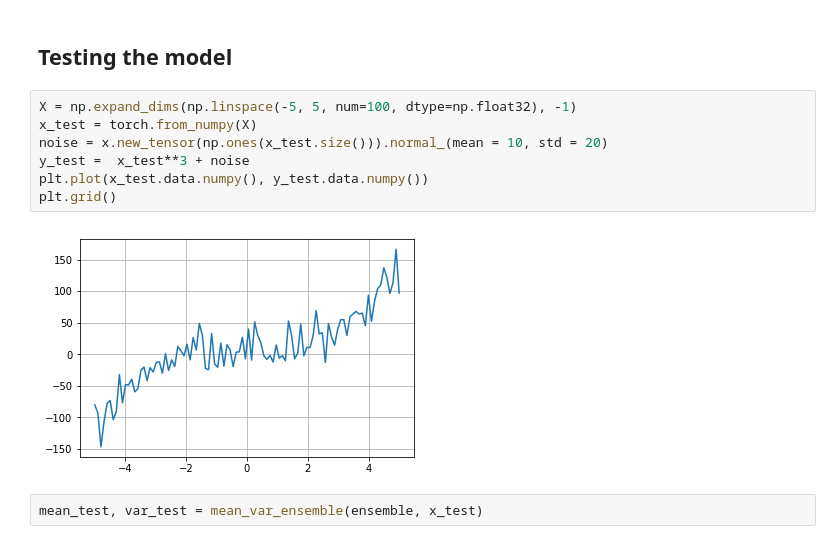
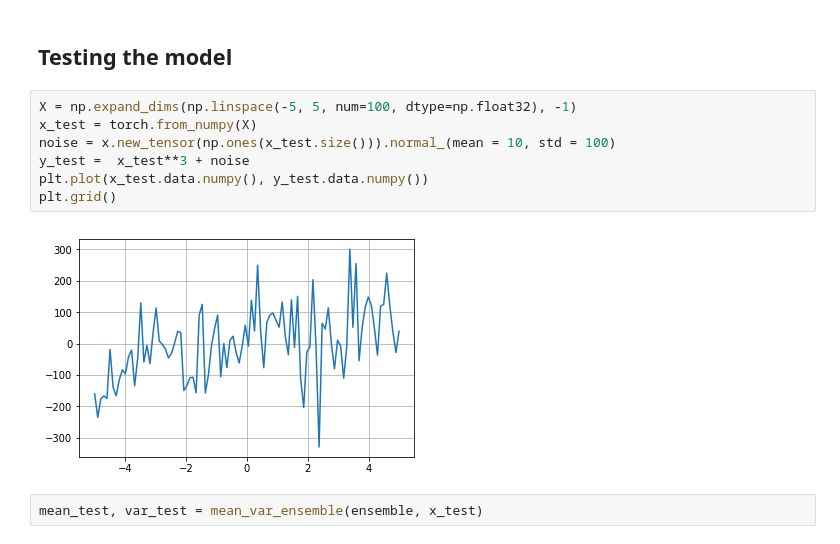
Before and after one commit to rsilveira79/bayesian_notebooks, a Jupyter notebook: uncertainty_notebooks/deep_ensemble_uncertainty_Pytorch.ipynb, the cells around one changed output. Drawn from its saved outputs; the diff is of its cells as text.

```diff
--- a/uncertainty_notebooks/deep_ensemble_uncertainty_Pytorch.ipynb
+++ b/uncertainty_notebooks/deep_ensemble_uncertainty_Pytorch.ipynb
@@ -223,12 +277,12 @@ Iter: 40000, Loss: 29.162609100341797
 # %%
 X = np.expand_dims(np.linspace(-5, 5, num=100, dtype=np.float32), -1)
 x_test = torch.from_numpy(X)
-noise = x.new_tensor(np.ones(x_test.size())).normal_(mean = 10, std = 20)
+noise = x.new_tensor(np.ones(x_test.size())).normal_(mean = 10, std = 100)
 y_test =  x_test**3 + noise
 plt.plot(x_test.data.numpy(), y_test.data.numpy())
 plt.grid()
 # %% [output]
-[figure, old version]
+[figure, new version]
 # %%
 mean_test, var_test = mean_var_ensemble(ensemble, x_test)
 # %%
```
Also changed, not shown: parts of 18 cells of this notebook, 1 other file.
